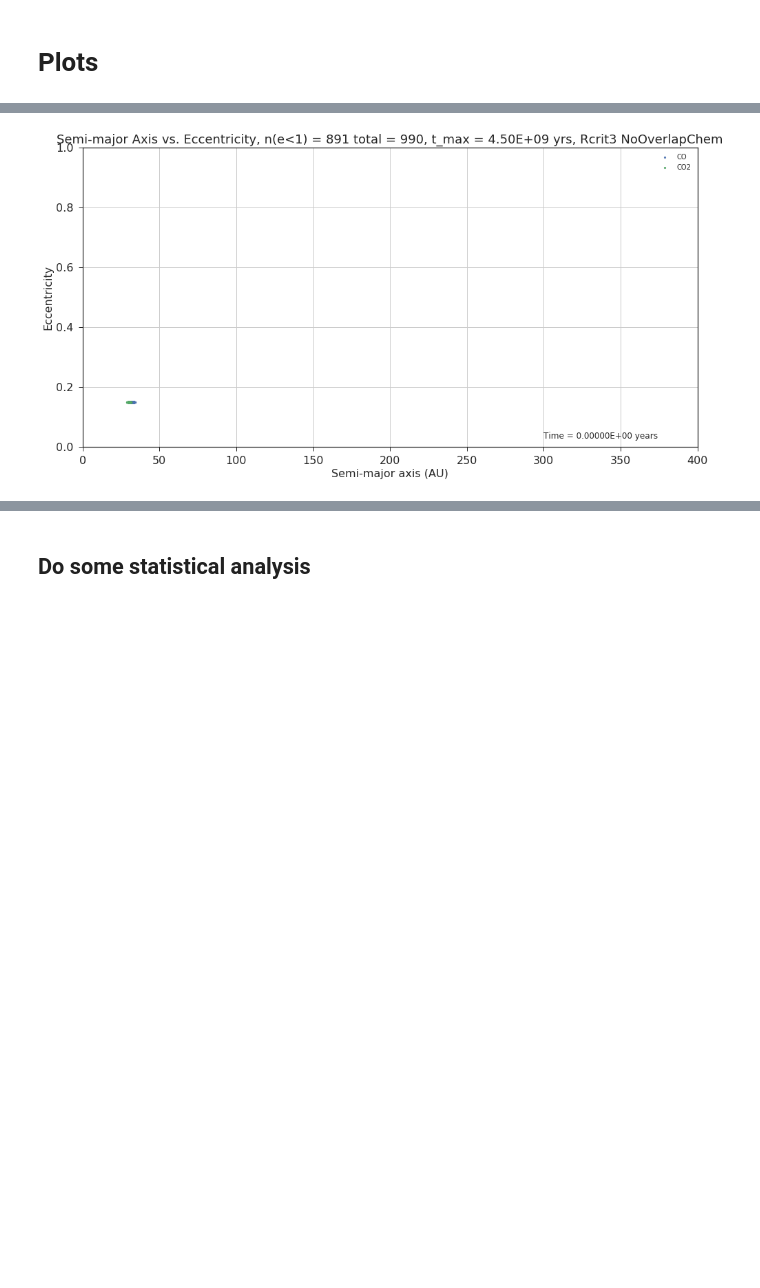
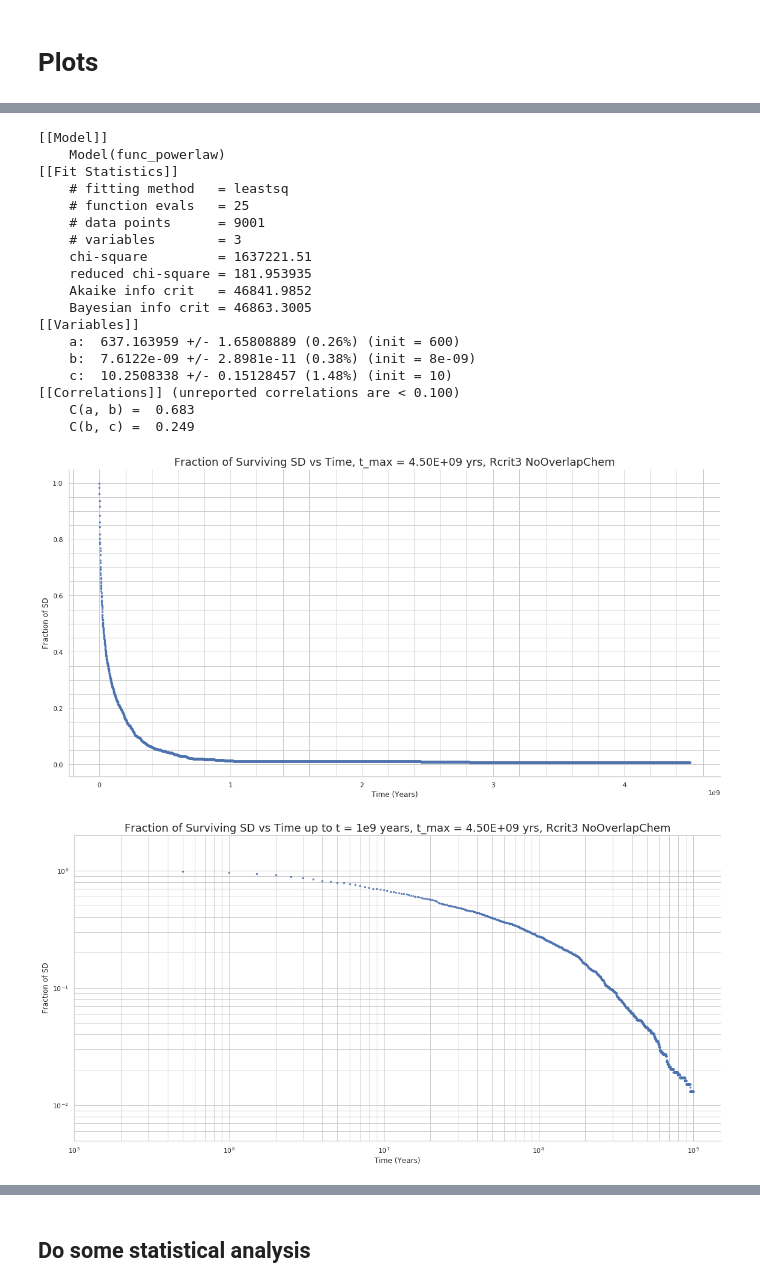
Before and after one commit to Michael-WC-Wong/Comets-Rebound-Sims, a Jupyter notebook: Output_Analysis.ipynb, the cells around one changed output, grey strips where cells are left out. Drawn from its saved outputs; the diff is of its cells as text; code cells hidden in the pictures; blank space fills up the shorter version.

```diff
--- a/Output_Analysis.ipynb
+++ b/Output_Analysis.ipynb
@@ -444,15 +469,3 @@ def plot_chem_e(df_list, df_obs, sim_num, timescale, Rcrit, ChemDist):
 
     plt.savefig(x_label+" vs. Eccentricity, "+sim_num+", t_max = "+timescale+" yrs, "+Rcrit+" "+ChemDist+".png",
                 bbox_inches="tight", format="png")
-# %%
-#Number of comets over time
-def plot_n_time(n_comets_list, t_list, timescale, Rcrit, ChemDist):
-    fig, ax = plt.subplots(figsize=(8,8))
-    ax = sns.regplot(x=t_list, y=n_comets_list, ci=None, truncate=True)
-    plt.title("Number of Surviving Comets vs Time, t_max = "+timescale+" yrs, "+Rcrit+" "+ChemDist,
-             fontsize=18)
-    plt.savefig("Number of Surviving Comets vs Time, t_max = "+timescale+" yrs, s"+Rcrit+" "+ChemDist+".png",
-            bbox_inches="tight", format="png")
-    plt.xlabel("Time (Years)", fontsize=16)
-    plt.ylabel("Number of Surviving Comets (distance < 4e4 AU)", fontsize=16)
-    plt.grid()
@@ -589,0 +729,17 @@ print(orbits_data[-1])
+# %%
+#Get number of original comets in each snapshot to find efficiency rate
+
+original_comets = ["Comet_"+str(i) for i in np.arange(0,n_comets)]
+original_comets_total_list = []
+
+for i in range(len(orbits_data)):
+    original_comets_total = 0
+    for comet in original_comets:
+        original_comets_total += len(orbits_data[i][orbits_data[i]['Object'] == (comet)])
+    original_comets_total_list.append(original_comets_total)
+
+original_comets = pd.DataFrame({'Time (Years)' : t_list,
+                                'Number of Comets' : original_comets_total_list})
+original_comets["Log Time"] = np.log(original_comets["Time (Years)"]+1)
+original_comets["Fraction of SD"] = original_comets["Number of Comets"]/max(original_comets["Number of Comets"])
+original_comets
@@ -613,5 +789,25 @@ get_plots(list(orbits_data[-1]["a"]),list(orbits_data[-1]["e"]),orbits_data,obse
-# %%
-#Set the plot animation instance
-anim = anim_a_e(orbits_data,observed_orbits,"n(e<1) = "+str((orbits_data[-1]['e'] < 1.).sum())+" total = "+str(comets_total),str(timescale),t_list,Rcrit,ChemDist)
-# %% [output]
-[figure, removed]
+# %%
+#[6.37160869e+02 7.61209968e-09 1.02507305e+01]
+#init_guess = np.asarray([6.37160869e+02, 7.61209968e-09, 1.02507305e+01])
+plot_n_time(original_comets,str(timescale),Rcrit,ChemDist)
+# %% [output]
+[[Model]]
+    Model(func_powerlaw)
+[[Fit Statistics]]
+    # fitting method   = leastsq
+    # function evals   = 25
+    # data points      = 9001
+    # variables        = 3
+    chi-square         = 1637221.51
+    reduced chi-square = 181.953935
+    Akaike info crit   = 46841.9852
+    Bayesian info crit = 46863.3005
+[[Variables]]
+    a:  637.163959 +/- 1.65808889 (0.26%) (init = 600)
+    b:  7.6122e-09 +/- 2.8981e-11 (0.38%) (init = 8e-09)
+    c:  10.2508338 +/- 0.15128457 (1.48%) (init = 10)
+[[Correlations]] (unreported correlations are < 0.100)
+    C(a, b) =  0.683
+    C(b, c) =  0.249
+[figure, added]
+[figure, added]
```
Also changed, not shown: parts of 16 cells of this notebook.
